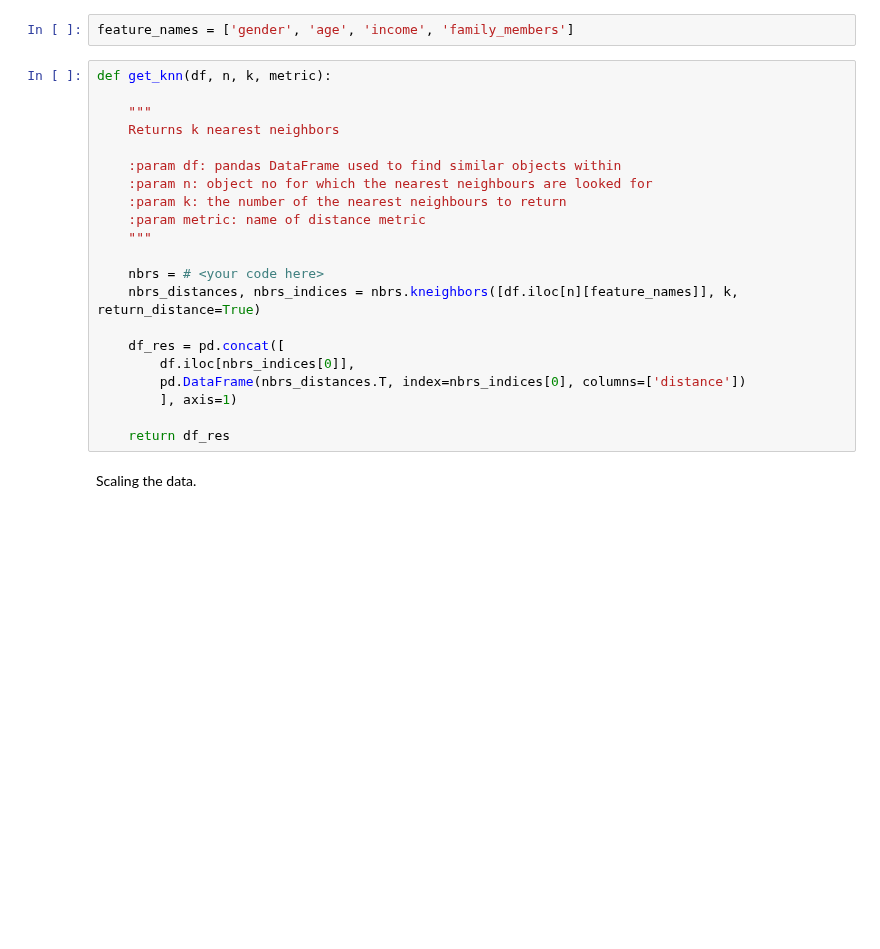
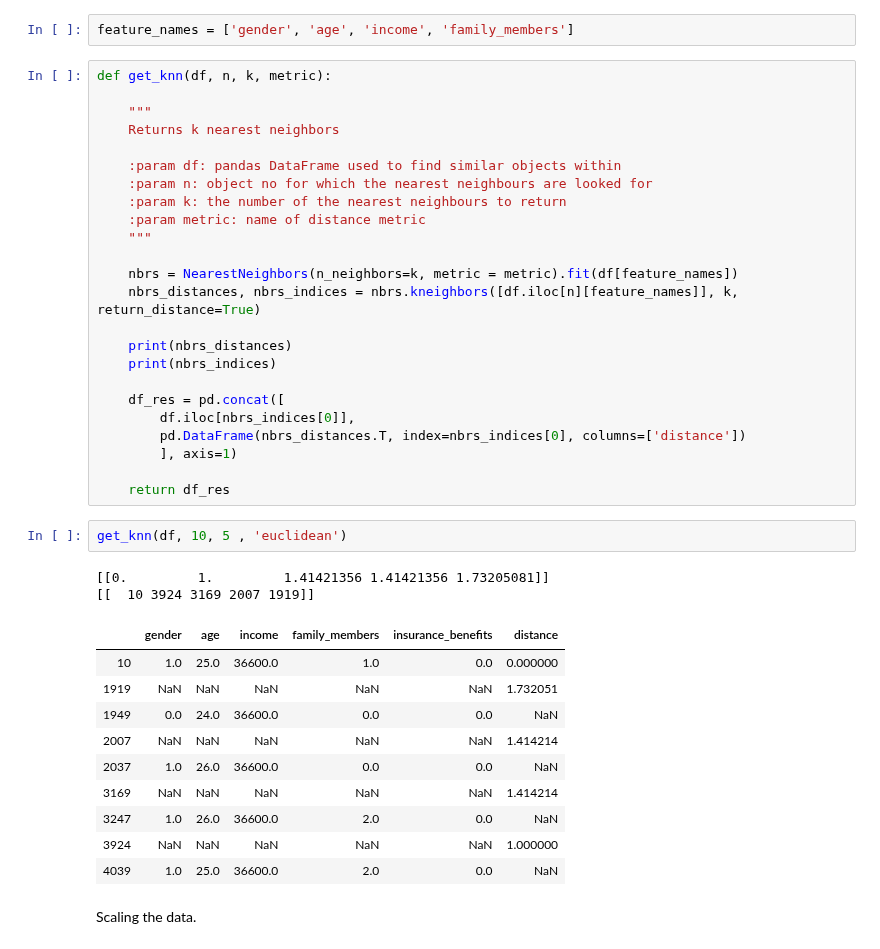
Before and after one commit to rainbowmoonlight/Yandex_Practicum_Projects, a Jupyter notebook: 10 Data ML Algorithm for Data Protection/Data Transformation ML Algorithm for Data Protection.ipynb, the cells around one changed output. Drawn from its saved outputs; the diff is of its cells as text; blank space fills up the shorter version.

```diff
--- a/10 Data ML Algorithm for Data Protection/Data Transformation ML Algorithm for Data Protection.ipynb
+++ b/10 Data ML Algorithm for Data Protection/Data Transformation ML Algorithm for Data Protection.ipynb
@@ -163,8 +191,11 @@ def get_knn(df, n, k, metric):
     :param metric: name of distance metric
     """
 
-    nbrs = # <your code here>
+    nbrs = NearestNeighbors(n_neighbors=k, metric = metric).fit(df[feature_names])
     nbrs_distances, nbrs_indices = nbrs.kneighbors([df.iloc[n][feature_names]], k, return_distance=True)
+
+    print(nbrs_distances)
+    print(nbrs_indices)
 
     df_res = pd.concat([
         df.iloc[nbrs_indices[0]],
@@ -172,6 +203,21 @@ def get_knn(df, n, k, metric):
         ], axis=1)
 
     return df_res
+# %%
+get_knn(df, 10, 5 , 'euclidean')
+# %% [output]
+[[0.         1.         1.41421356 1.41421356 1.73205081]]
+[[  10 3924 3169 2007 1919]]
+|  | gender | age | income | family_members | insurance_benefits | distance |
+| 10 | 1.0 | 25.0 | 36600.0 | 1.0 | 0.0 | 0.000000 |
+| 1919 | NaN | NaN | NaN | NaN | NaN | 1.732051 |
+| 1949 | 0.0 | 24.0 | 36600.0 | 0.0 | 0.0 | NaN |
+| 2007 | NaN | NaN | NaN | NaN | NaN | 1.414214 |
+| 2037 | 1.0 | 26.0 | 36600.0 | 0.0 | 0.0 | NaN |
+| 3169 | NaN | NaN | NaN | NaN | NaN | 1.414214 |
+| 3247 | 1.0 | 26.0 | 36600.0 | 2.0 | 0.0 | NaN |
+| 3924 | NaN | NaN | NaN | NaN | NaN | 1.000000 |
+| 4039 | 1.0 | 25.0 | 36600.0 | 2.0 | 0.0 | NaN |
 # %% [markdown]
 Scaling the data.
 # %%
```
Also changed, not shown: parts of 18 cells of this notebook.
